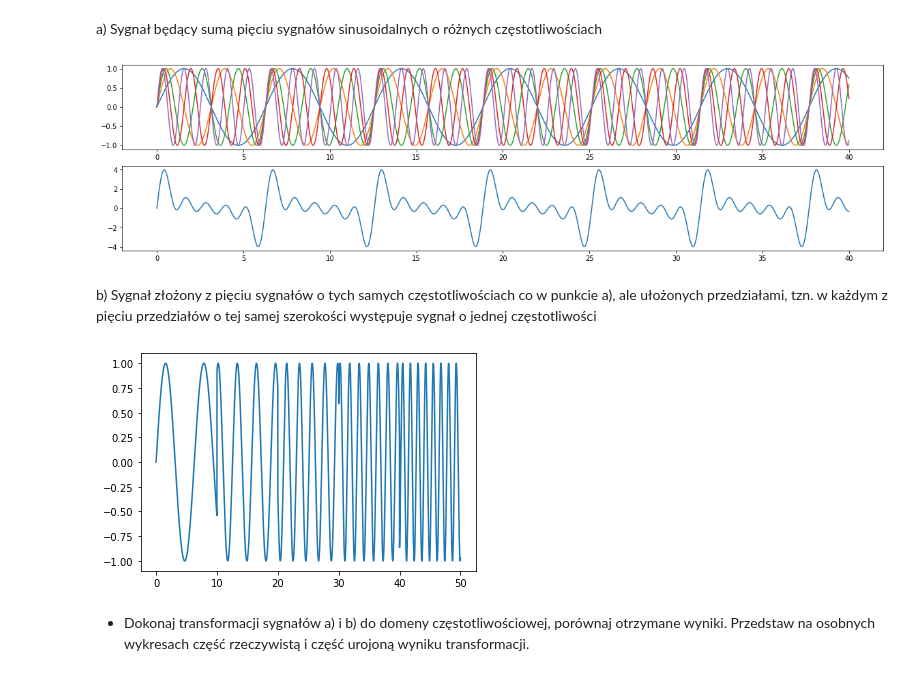
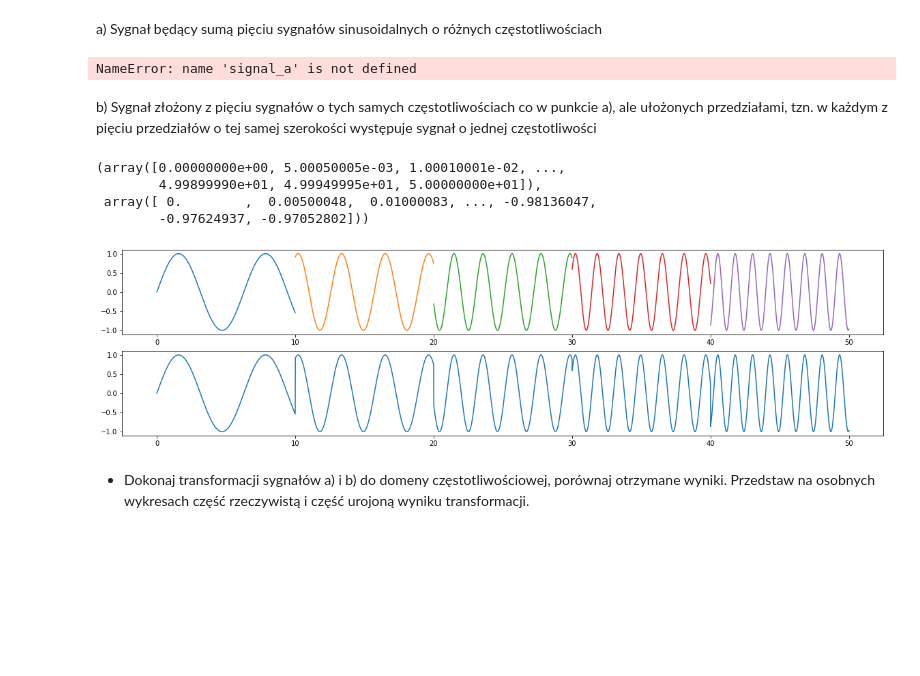
Before and after one commit to mhawryluk/mownit, a Jupyter notebook: lab11-transformata_Fouriera/lab11.ipynb, the cells around one changed output. Drawn from its saved outputs; the diff is of its cells as text; code cells hidden in the pictures; blank space fills up the shorter version.

```diff
--- a/lab11-transformata_Fouriera/lab11.ipynb
+++ b/lab11-transformata_Fouriera/lab11.ipynb
@@ -22,15 +29,17 @@ def idft(y, F):
 # %%
-x = np.ones(8)
-y, F = dft(x)
-x_inverted = idft(y, F)
-numpy_y = np.fft.fft(x)
+x = list(np.random.rand(8))
+
+y = dft(x)
+y_numpy = np.fft.fft(x)
+
 print('x: ', x)
 
-print('y: (after dft)', y)
-print('y: (after dft numpy)', numpy_y)
+print('\ny:\t', y)
+print('numpy y:\t', y_numpy)
 
-print('x: (after idft)', x_inverted)
-print('x: (after idft numpy)', np.fft.ifft(numpy_y))
+inv_x = idft(y)
+print('\nx:\t', inv_x)
+print('numpy x:\t', np.fft.ifft(y_numpy))
 
-print('\ncorrect? ', np.allclose(y, numpy_y) and np.allclose(x, x_inverted))
+print('\ncorrect? ', np.allclose(y, y_numpy) and np.allclose(x, inv_x))
 # %% [output]
@@ -70,23 +157,37 @@ def signal_a(a=0, b=40):
 # %%
 x, signala = signal_a()
 # %% [output]
-[figure, removed]
+NameError: name 'signal_a' is not defined
 # %% [markdown]
 b) Sygnał złożony z pięciu sygnałów o tych samych częstotliwościach co w punkcie a), ale ułożonych przedziałami, tzn. w każdym z pięciu przedziałów o tej samej szerokości występuje sygnał o jednej częstotliwości
 # %%
 def signal_b(a=0, b=50):
     x = np.linspace(a, b, 10000)
     interval = len(x)//5
-    signal = np.sin(x[:interval])
-    signal = np.concatenate([signal, np.sin(2*x[interval:2*interval])])
-    signal = np.concatenate([signal, np.sin(3*x[2*interval:3*interval])])
-    signal = np.concatenate([signal, np.sin(4*x[3*interval:4*interval])])
-    signal = np.concatenate([signal, np.sin(5*x[4*interval:5*interval])])
+
+    signals = np.array([ np.sin(x[:interval]),
+               np.sin(2*x[interval:2*interval]),
+               np.sin(3*x[2*interval:3*interval]),
+               np.sin(4*x[3*interval:4*interval]),
+               np.sin(5*x[4*interval:5*interval])])
+
+
+    fig, ax = plt.subplots(2, 1, figsize=(20, 5))
+    for i, signal in enumerate(signals):
+        ax[0].plot(x[i*interval:(i+1)*interval], signal)
+
+    signal = signals.flatten()
+    ax[1].plot(x, signal)
+
     return x, signal
 # %%
-plot_signal(*signal_b())
+signal_b()
 # %% [output]
+(array([0.00000000e+00, 5.00050005e-03, 1.00010001e-02, ...,
+        4.99899990e+01, 4.99949995e+01, 5.00000000e+01]),
+ array([ 0.        ,  0.00500048,  0.01000083, ..., -0.98136047,
+        -0.97624937, -0.97052802]))
-[figure, old version]
+[figure, new version]
 # %% [markdown]
 * Dokonaj transformacji sygnałów a) i b) do domeny częstotliwościowej, porównaj
 otrzymane wyniki. Przedstaw na osobnych wykresach część rzeczywistą i część
```
Also changed, not shown: parts of 15 cells of this notebook.
